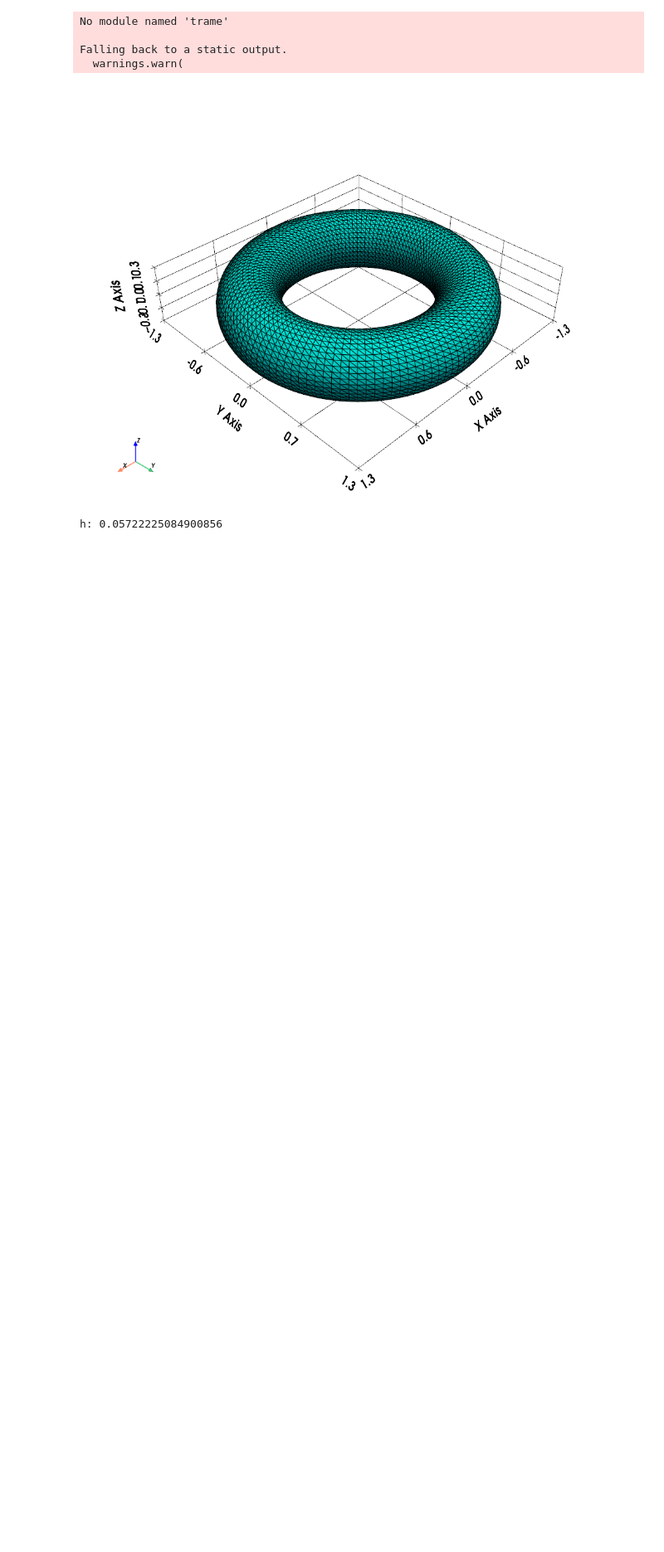
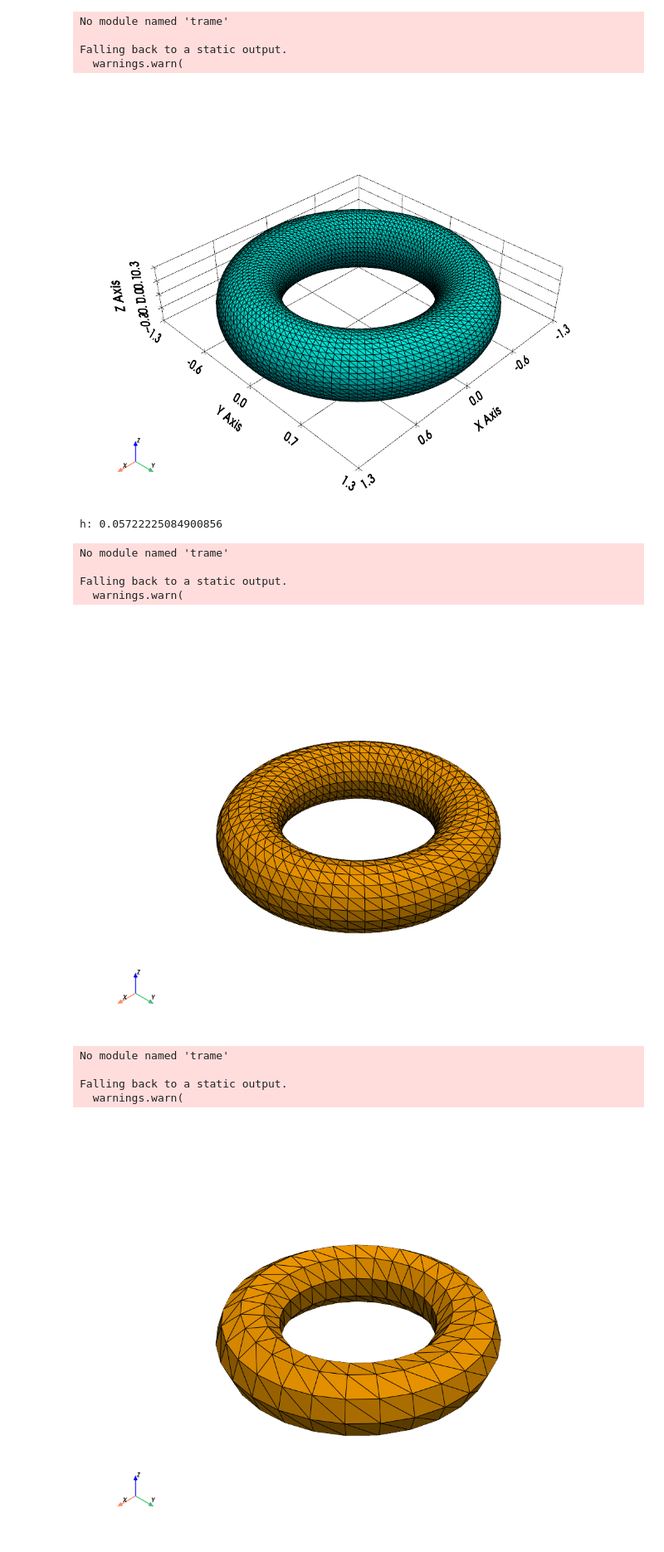
Before and after one commit to omertr616/Deep-Eikonal, a Jupyter notebook: expirments.ipynb, the cells around one changed output. Shown at 83% size. Drawn from its saved outputs; the diff is of its cells as text; code cells hidden in the pictures; blank space fills up the shorter version.

```diff
--- a/expirments.ipynb
+++ b/expirments.ipynb
@@ -374,16 +374,35 @@ h: 0.05722225084900856
 # %%
 import pyvista as pv
 from pyvista.core.utilities.parametric_objects import surface_from_para
 from vtkmodules.vtkCommonComputationalGeometry import vtkParametricTorus
 
 def make_torus_with_surface_from_para(ring_radius=1.0, cross_section_radius=0.3, u_res=60, v_res=20):
     torus_func = vtkParametricTorus()
     torus_func.SetRingRadius(ring_radius)
     torus_func.SetCrossSectionRadius(cross_section_radius)
 
     torus = surface_from_para(torus_func, u_res, v_res)
     return torus
 
 # Example usage
-torus = make_torus_with_surface_from_para()
-torus.plot(show_edges=True, color='orange')
+torus1 = make_torus_with_surface_from_para(u_res=60, v_res=20)
+torus1.plot(show_edges=True, color='orange')
+torus2 = make_torus_with_surface_from_para(u_res=30, v_res=10)
+torus2.plot(show_edges=True, color='orange')
+
+
+m1 = [tuple(p) for p in torus1.points]  # Convert points to tuples for comparison
+for p in torus2.points:
+    if tuple(p) not in m1:  # Check if the tuple of the point exists in m1
+        print(p)
+# %% [output]
+No module named 'trame'
+
+Falling back to a static output.
+  warnings.warn(
+[figure, added]
+No module named 'trame'
+
+Falling back to a static output.
+  warnings.warn(
+[figure, added]
```
Also changed, not shown: parts of 6 cells of this notebook.
